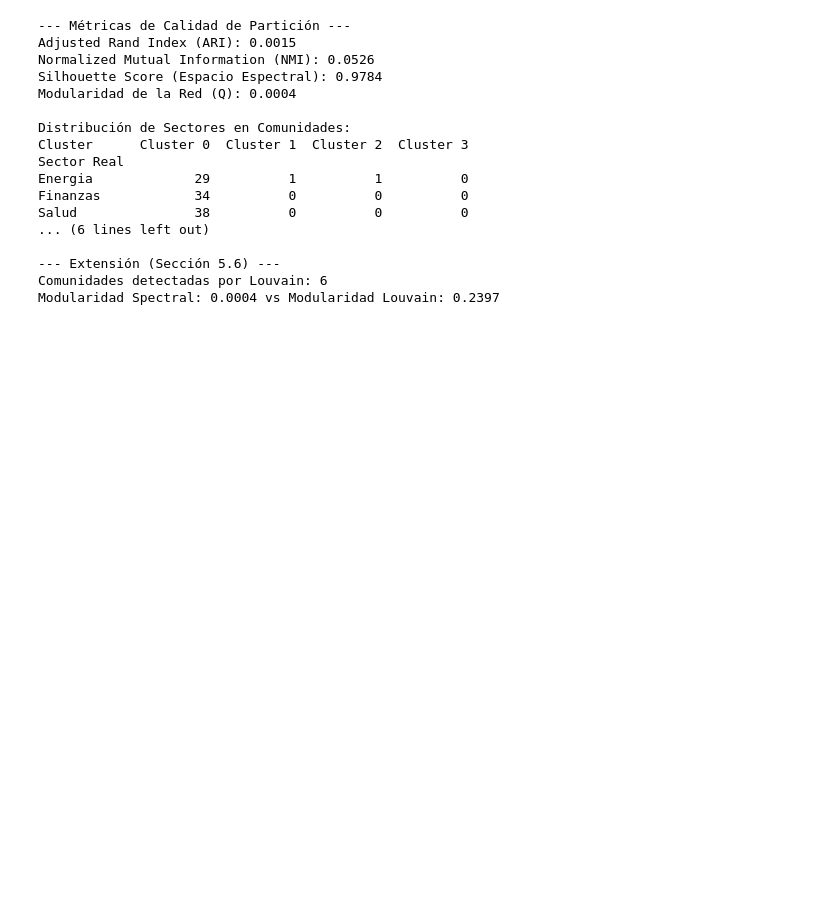
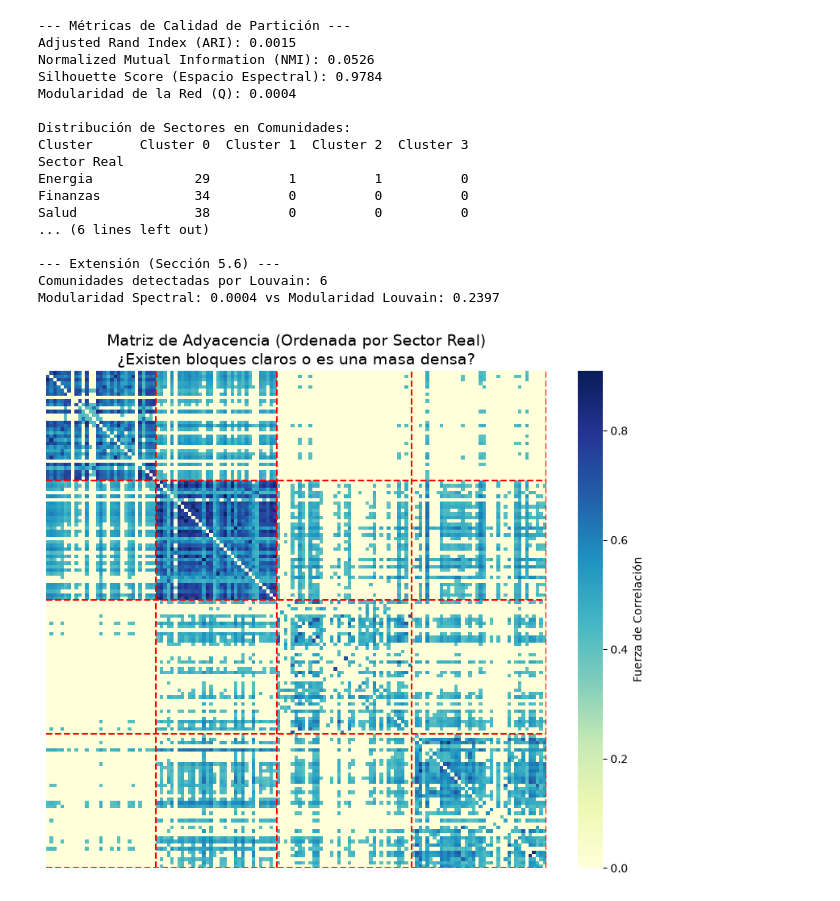
Before and after one commit to troncos22/Tareas_2026_2, a Jupyter notebook: Lin_Opti/Untitled.ipynb, the cells around one changed output. Cells and saved outputs as stored; diff of their text form; code cells hidden in the pictures; blank space fills up the shorter version.

```diff
--- a/Lin_Opti/Untitled.ipynb
+++ b/Lin_Opti/Untitled.ipynb
@@ -416,3 +416,29 @@ Salud               38          0          0          0
 --- Extensión (Sección 5.6) ---
 Comunidades detectadas por Louvain: 6
 Modularidad Spectral: 0.0004 vs Modularidad Louvain: 0.2397
+# %%
+# =============================================================================
+# BLOQUE 10: DIAGNÓSTICO VISUAL DE LA MATRIZ DE ADYACENCIA (HEATMAP)
+# =============================================================================
+import seaborn as sns
+
+# Ordenar los nodos por su etiqueta real (Sector) para visualizar si existen bloques
+indices_ordenados = np.argsort(etiquetas_validas)
+A_ordenada = A[indices_ordenados, :][:, indices_ordenados]
+
+plt.figure(figsize=(10, 8))
+sns.heatmap(A_ordenada, cmap="YlGnBu", xticklabels=False, yticklabels=False, cbar_kws={'label': 'Fuerza de Correlación'})
+plt.title("Matriz de Adyacencia (Ordenada por Sector Real)\n¿Existen bloques claros o es una masa densa?", fontsize=14)
+
+# Añadir líneas divisorias para los sectores reales
+sectores_unicos = np.unique(etiquetas_validas, return_counts=True)[1]
+acumulado = 0
+for count in sectores_unicos:
+    acumulado += count
+    plt.axhline(acumulado, color='red', linestyle='--', linewidth=1.5)
+    plt.axvline(acumulado, color='red', linestyle='--', linewidth=1.5)
+
+plt.savefig("graph_heatmap.png", dpi=300, bbox_inches="tight")
+plt.show()
+# %% [output]
+[figure, added]
```
Also changed, not shown: parts of 2 cells of this notebook, 10 other files.
